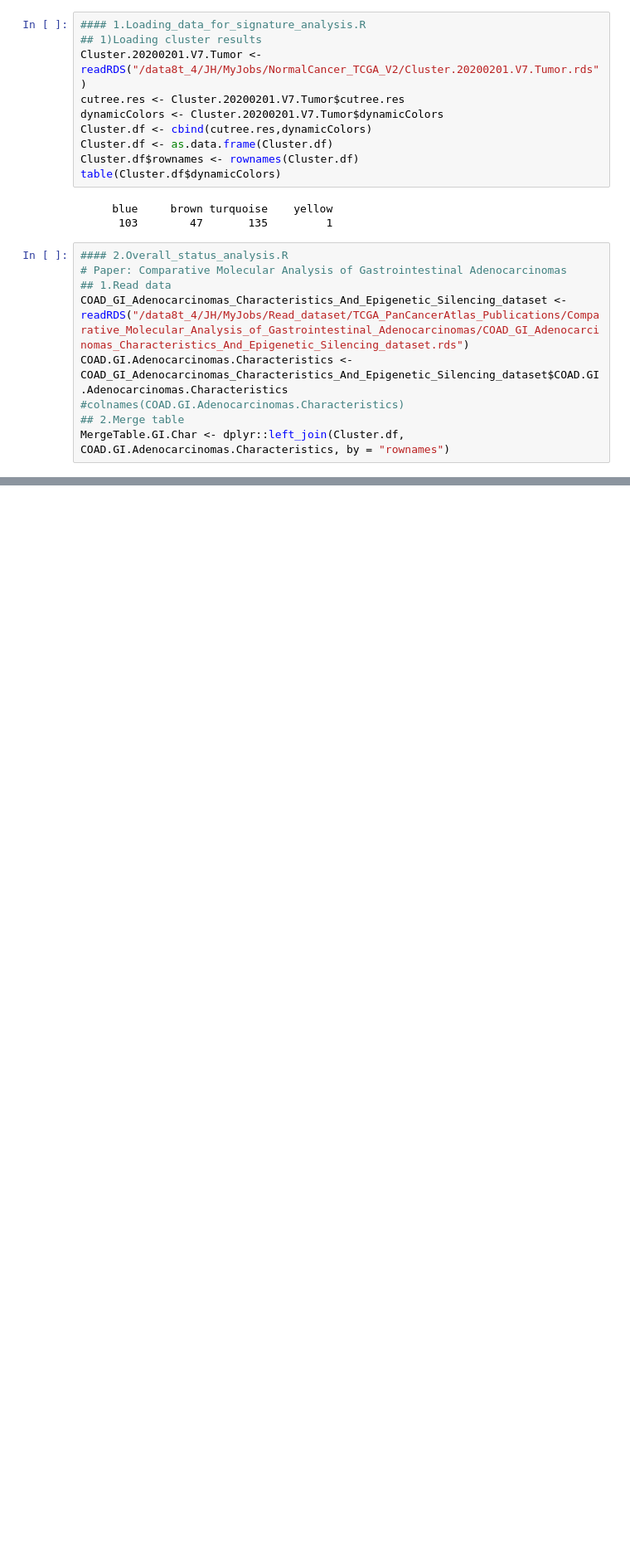
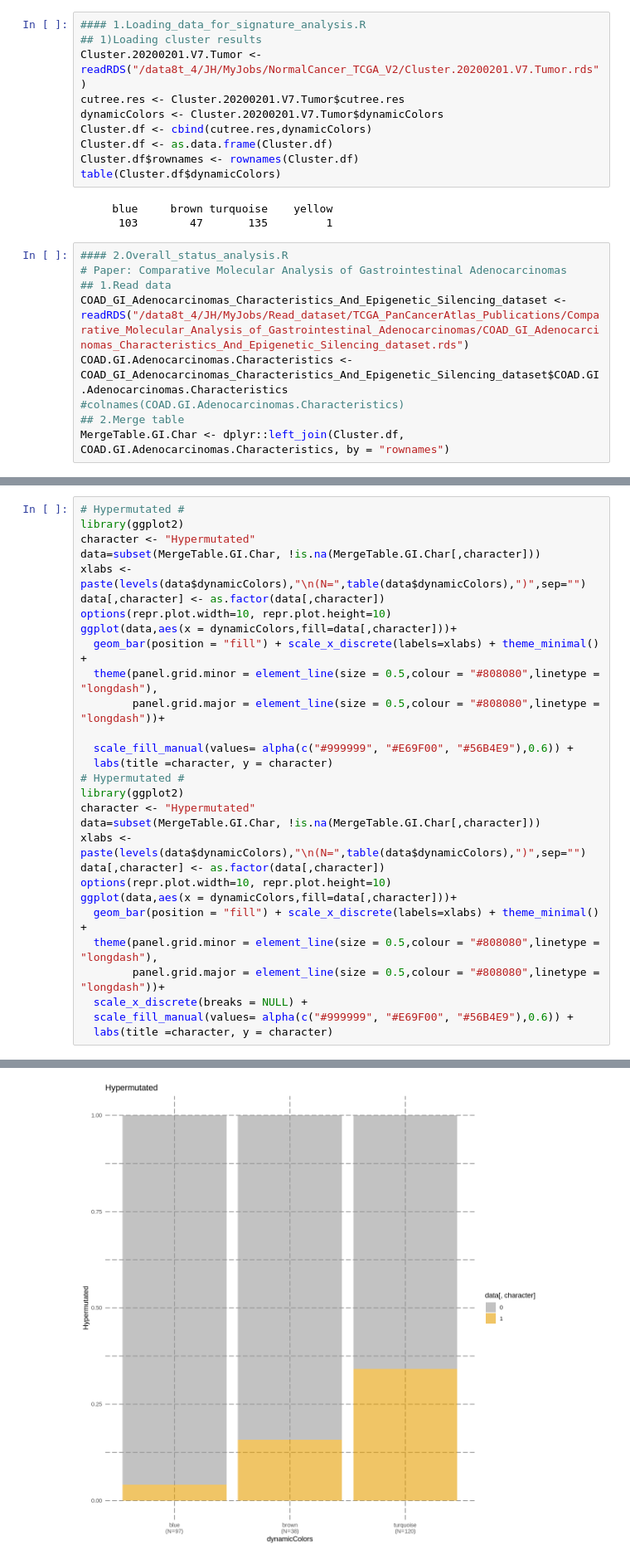
Before and after one commit to haojiang9999/HCA_script, a Jupyter notebook: Myjobs_Jupyter/NormalCancer/3_Signatures_dataset/1.Overall_status_analysis.ipynb, the cells around one changed output, grey strips where cells are left out. Shown at 83% size. Drawn from its saved outputs; the diff is of its cells as text; blank space fills up the shorter version.

```diff
--- a/Myjobs_Jupyter/NormalCancer/3_Signatures_dataset/1.Overall_status_analysis.ipynb
+++ b/Myjobs_Jupyter/NormalCancer/3_Signatures_dataset/1.Overall_status_analysis.ipynb
@@ -91,0 +69,30 @@ ggplot(data,aes(x = dynamicColors, y = data[,character],fill=dynamicColors))+
+# %%
+# Hypermutated #
+library(ggplot2)
+character <- "Hypermutated"
+data=subset(MergeTable.GI.Char, !is.na(MergeTable.GI.Char[,character]))
+xlabs <- paste(levels(data$dynamicColors),"\n(N=",table(data$dynamicColors),")",sep="")
+data[,character] <- as.factor(data[,character])
+options(repr.plot.width=10, repr.plot.height=10)
+ggplot(data,aes(x = dynamicColors,fill=data[,character]))+
+  geom_bar(position = "fill") + scale_x_discrete(labels=xlabs) + theme_minimal() +
+  theme(panel.grid.minor = element_line(size = 0.5,colour = "#808080",linetype = "longdash"),
+        panel.grid.major = element_line(size = 0.5,colour = "#808080",linetype = "longdash"))+
+
+  scale_fill_manual(values= alpha(c("#999999", "#E69F00", "#56B4E9"),0.6)) +
+  labs(title =character, y = character)
+# Hypermutated #
+library(ggplot2)
+character <- "Hypermutated"
+data=subset(MergeTable.GI.Char, !is.na(MergeTable.GI.Char[,character]))
+xlabs <- paste(levels(data$dynamicColors),"\n(N=",table(data$dynamicColors),")",sep="")
+data[,character] <- as.factor(data[,character])
+options(repr.plot.width=10, repr.plot.height=10)
+ggplot(data,aes(x = dynamicColors,fill=data[,character]))+
+  geom_bar(position = "fill") + scale_x_discrete(labels=xlabs) + theme_minimal() +
+  theme(panel.grid.minor = element_line(size = 0.5,colour = "#808080",linetype = "longdash"),
+        panel.grid.major = element_line(size = 0.5,colour = "#808080",linetype = "longdash"))+
+  scale_x_discrete(breaks = NULL) +
+  scale_fill_manual(values= alpha(c("#999999", "#E69F00", "#56B4E9"),0.6)) +
+  labs(title =character, y = character)
+# %% [output]
@@ -91,0 +101 @@ ggplot(data,aes(x = dynamicColors, y = data[,character],fill=dynamicColors))+
+[figure, added]
```
Also changed, not shown: parts of 3 cells of this notebook, 20 other files.
